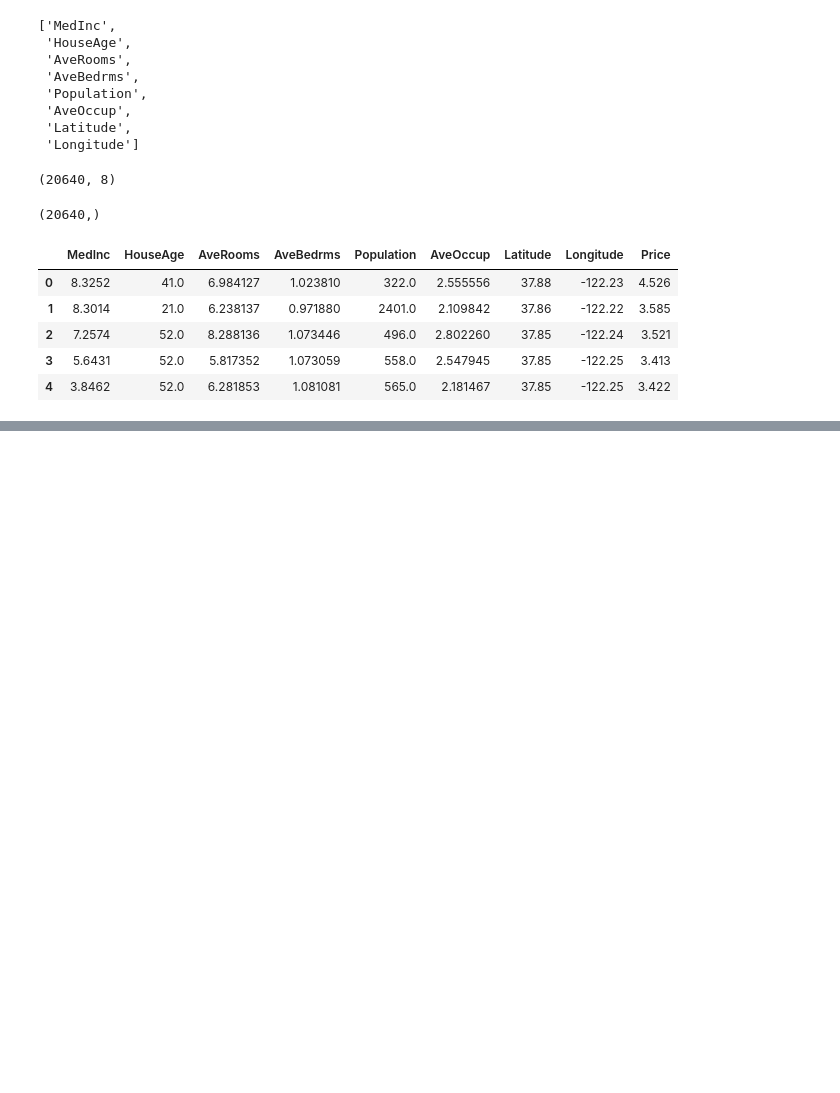
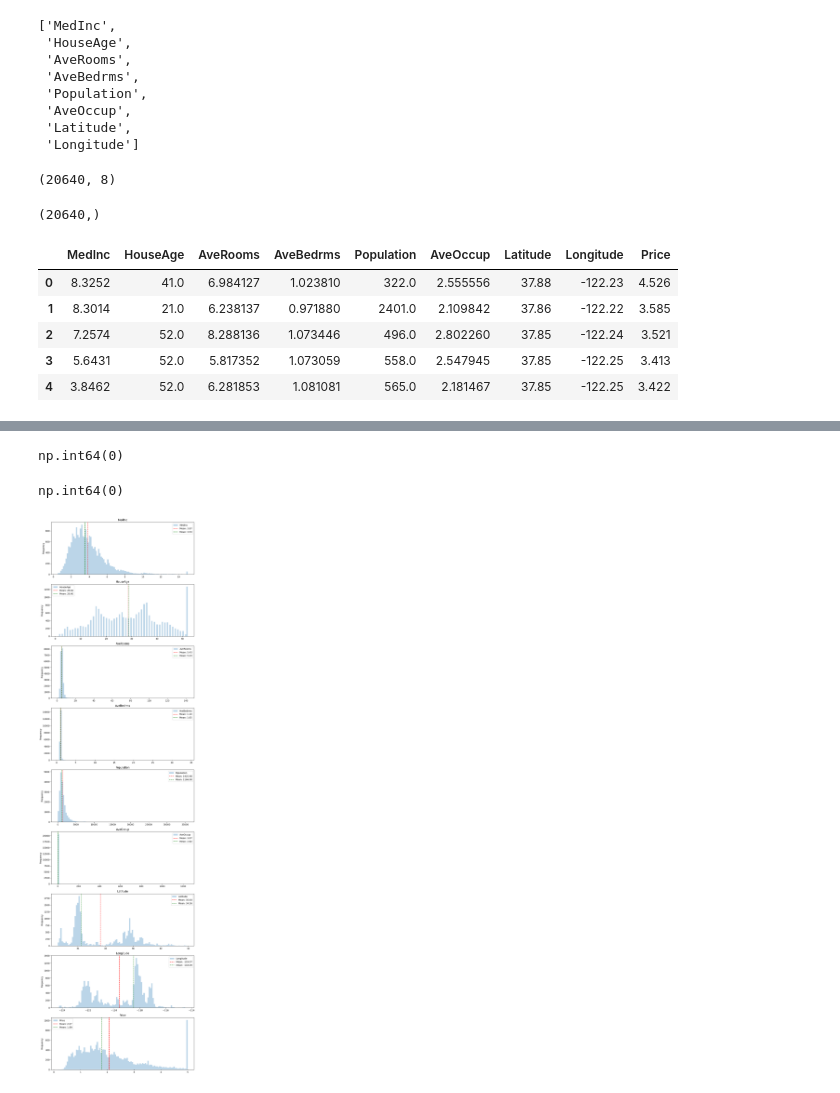
Before and after one commit to sumanan047/mila, a Jupyter notebook: strangeirony/strangeirony/data.ipynb, the cells around one changed output, grey strips where cells are left out. Drawn from its saved outputs; the diff is of its cells as text; code cells hidden in the pictures; blank space fills up the shorter version.

Commit message:
add histogram and data cleaners

```diff
--- a/strangeirony/strangeirony/data.ipynb
+++ b/strangeirony/strangeirony/data.ipynb
@@ -70,0 +83,29 @@ df.head(5)
+# %%
+(df.isna().sum(axis=0)).sum()
+# %% [output]
+np.int64(0)
+# %%
+(df.isnull().sum(axis=0)).sum()
+# %% [output]
+np.int64(0)
+# %%
+# Create histograms
+import matplotlib.pyplot as plt
+def gen_histogram(df,save=True, figsize=(10,35),filename='histogram.pdf'):
+    fig, axes = plt.subplots(nrows=len(df.columns),ncols=1,figsize=figsize)
+    # Plot each column
+    for i, col in enumerate(df.columns):
+        df[col].plot(kind='hist', ax=axes[i], title=col, alpha=0.3,label=col, bins=100,range=(df[col].min(), df[col].max()))
+        axes[i].axvline(df[col].mean(), color='red', linestyle='--', label=f'Mean: {df[col].mean():.2f}',zorder=15)
+        axes[i].axvline(df[col].median(), color='green', linestyle='--', label=f'Mean: {df[col].median():.2f}',zorder=15)
+        axes[i].legend()
+    plt.tight_layout()
+    if save ==True:
+        plt.savefig(filename)
+    else:
+        pass
+    plt.show()
+    return None
+gen_histogram(df)
+# %% [output]
+[figure, added]
```
Also changed, not shown: parts of 1 cell of this notebook, 4 other files.
